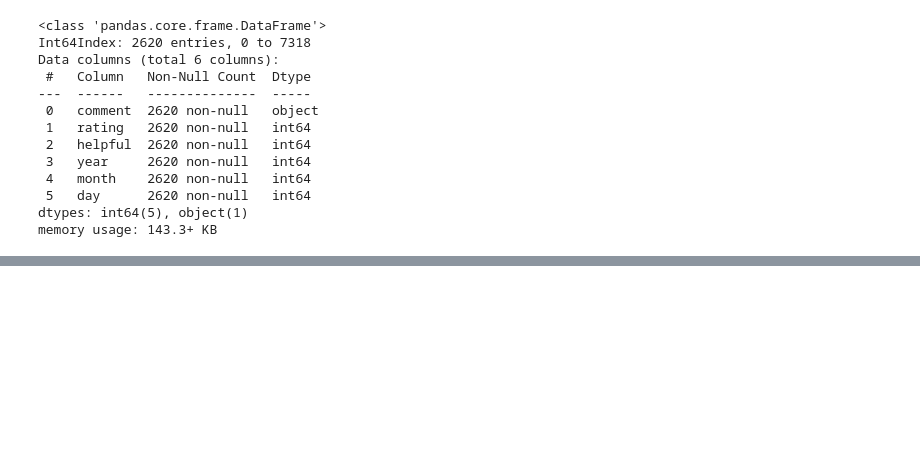
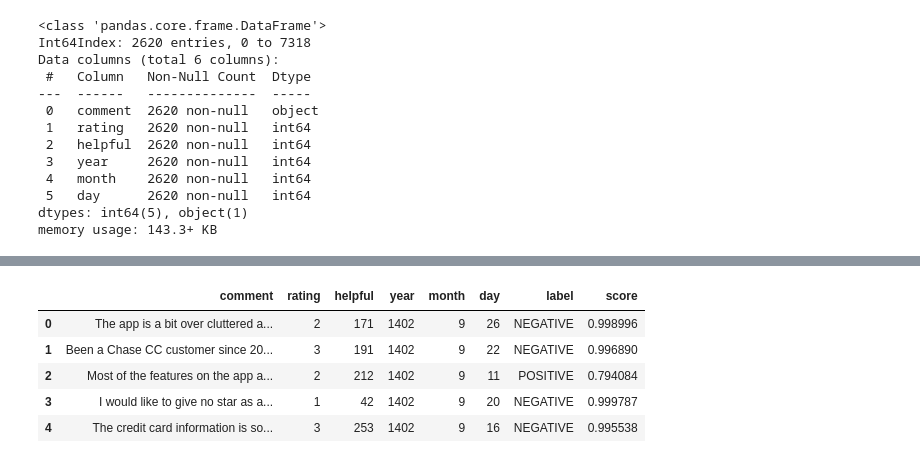
Before and after one commit to MahdiBahar/Sentiment-Analysis-on-Comments, a Jupyter notebook: Sentiment_Analysis_using_Transformer.ipynb, the cells around one changed output, grey strips where cells are left out. Saved outputs shown, nothing was run; the diff lists cells and outputs as text; code cells hidden in the pictures; blank space fills up the shorter version.

Commit message:
Applying Transformer Model

```diff
--- a/Sentiment_Analysis_using_Transformer.ipynb
+++ b/Sentiment_Analysis_using_Transformer.ipynb
@@ -136,0 +162,25 @@ memory usage: 143.3+ KB
+# %%
+def unpack(df, column, fillna=None):
+    ret = None
+    if fillna is None:
+        ret = pd.concat([df, pd.DataFrame((d for idx, d in df[column].items()))], axis=1)
+        del ret[column]
+    else:
+        ret = pd.concat([df, pd.DataFrame((d for idx, d in df[column].items())).fillna(fillna)], axis=1)
+        del ret[column]
+    return ret
+# %%
+df.reset_index(drop=True, inplace = True)
+# %%
+df['emotion'] = df['emotion'].apply(lambda x: x[0])
+# %%
+df= unpack(df, 'emotion', 0)
+# %%
+df.head()
+# %% [output]
+|  | comment | rating | helpful | year | month | day | label | score |
+| 0 | The app is a bit over cluttered a... | 2 | 171 | 1402 | 9 | 26 | NEGATIVE | 0.998996 |
+| 1 | Been a Chase CC customer since 20... | 3 | 191 | 1402 | 9 | 22 | NEGATIVE | 0.996890 |
+| 2 | Most of the features on the app a... | 2 | 212 | 1402 | 9 | 11 | POSITIVE | 0.794084 |
+| 3 | I would like to give no star as a... | 1 | 42 | 1402 | 9 | 20 | NEGATIVE | 0.999787 |
+| 4 | The credit card information is so... | 3 | 253 | 1402 | 9 | 16 | NEGATIVE | 0.995538 |
```
Also changed, not shown: parts of 4 cells of this notebook.
